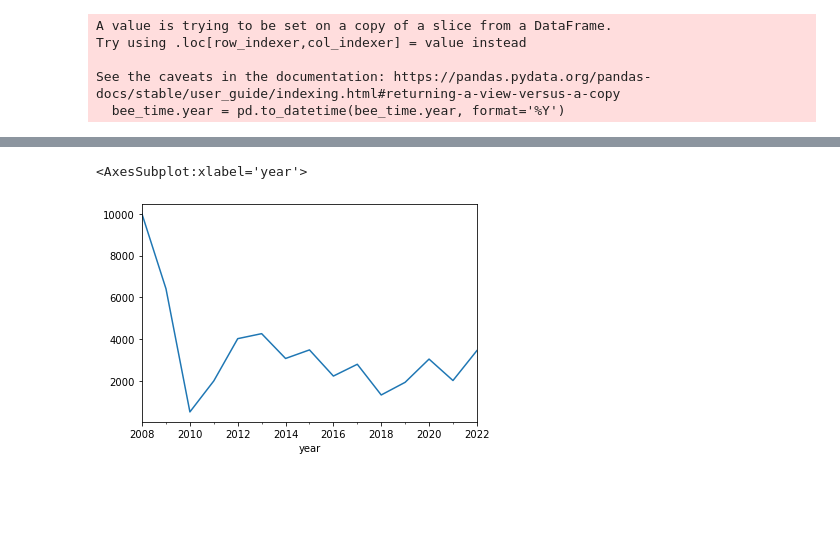
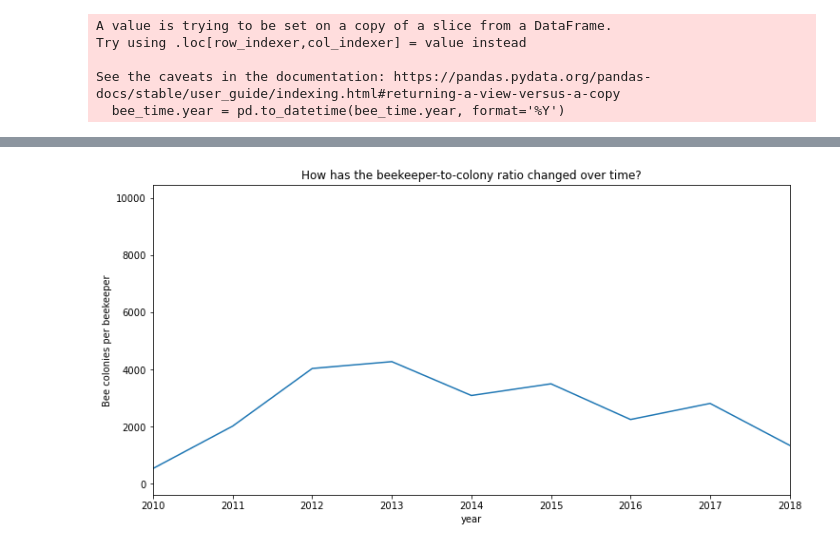
Before and after one commit to Honey-Bee-Roundup-Capstone/dash-repo, a Jupyter notebook: explore2.ipynb, the cells around one changed output, grey strips where cells are left out. Saved outputs shown, nothing was run; the diff lists cells and outputs as text; code cells hidden in the pictures; blank space fills up the shorter version.

```diff
--- a/explore2.ipynb
+++ b/explore2.ipynb
@@ -284,6 +328,8 @@ bee_time.resample('Y').colonies_lost.sum().plot()
-# %%
-bee_time.resample('Y').beekeeper_colony_ratio.sum().plot()
-# %% [output]
-<AxesSubplot:xlabel='year'>
-[figure, removed]
+# %%
+train.resample('Y').beekeeper_colony_ratio.sum(
+).plot(figsize=[12,6],xlim=[40,48],
+       title='How has the beekeeper-to-colony ratio changed over time?', ylabel='Bee colonies per beekeeper')
+plt.show()
+# %% [output]
+[figure, added]
 # %%
```
Also changed, not shown: parts of 48 cells of this notebook.
